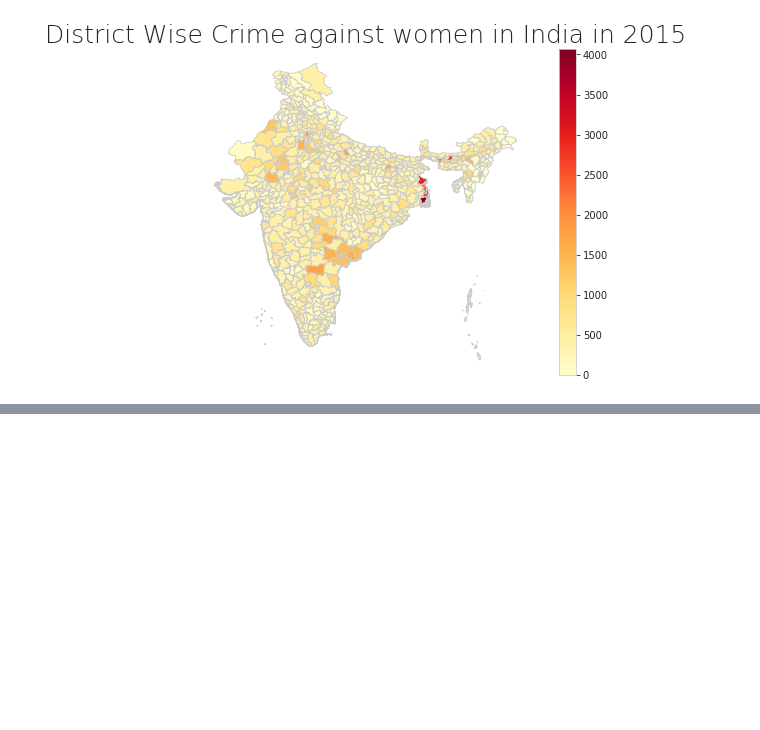
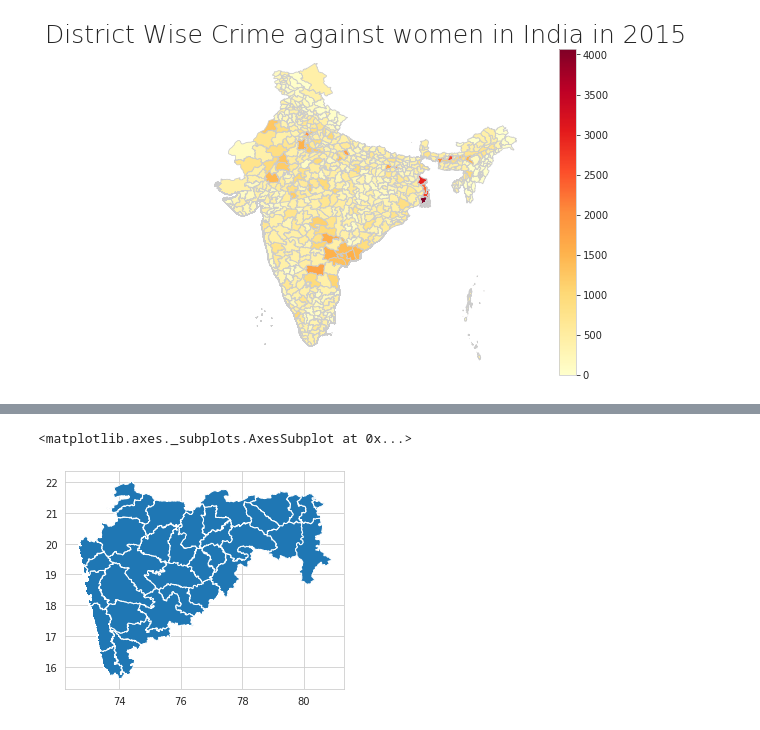
Before and after one commit to yasersakkaf/Visualize-Women-Harrasment-in-India-using-GeoPandas, a Jupyter notebook: Visualization.ipynb, the cells around one changed output, grey strips where cells are left out. Cells and saved outputs as stored; diff of their text form; code cells hidden in the pictures; blank space fills up the shorter version.

Commit message:
Adding Images

```diff
--- a/Visualization.ipynb
+++ b/Visualization.ipynb
@@ -309,0 +292,6 @@ fig.savefig("District_wise.png", dpi=100)
+# %%
+# reading the district wise shapefile of India in a GeoDataFrame and preview it
+
+fp = "gadm36_IND_shp/gadm36_IND_2.shp"
+map_df = gpd.read_file(fp)
+map_df.head()
@@ -309,0 +305,7 @@ fig.savefig("District_wise.png", dpi=100)
+# %%
+map_df = map_df[['NAME_1', 'NAME_2', 'geometry']]
+map_df = map_df[map_df['NAME_1']=='Maharashtra']
+map_df.plot()
+# %% [output]
+<matplotlib.axes._subplots.AxesSubplot at 0x...>
+[figure, added]
```
Also changed, not shown: parts of 12 cells of this notebook, 1 other file.
